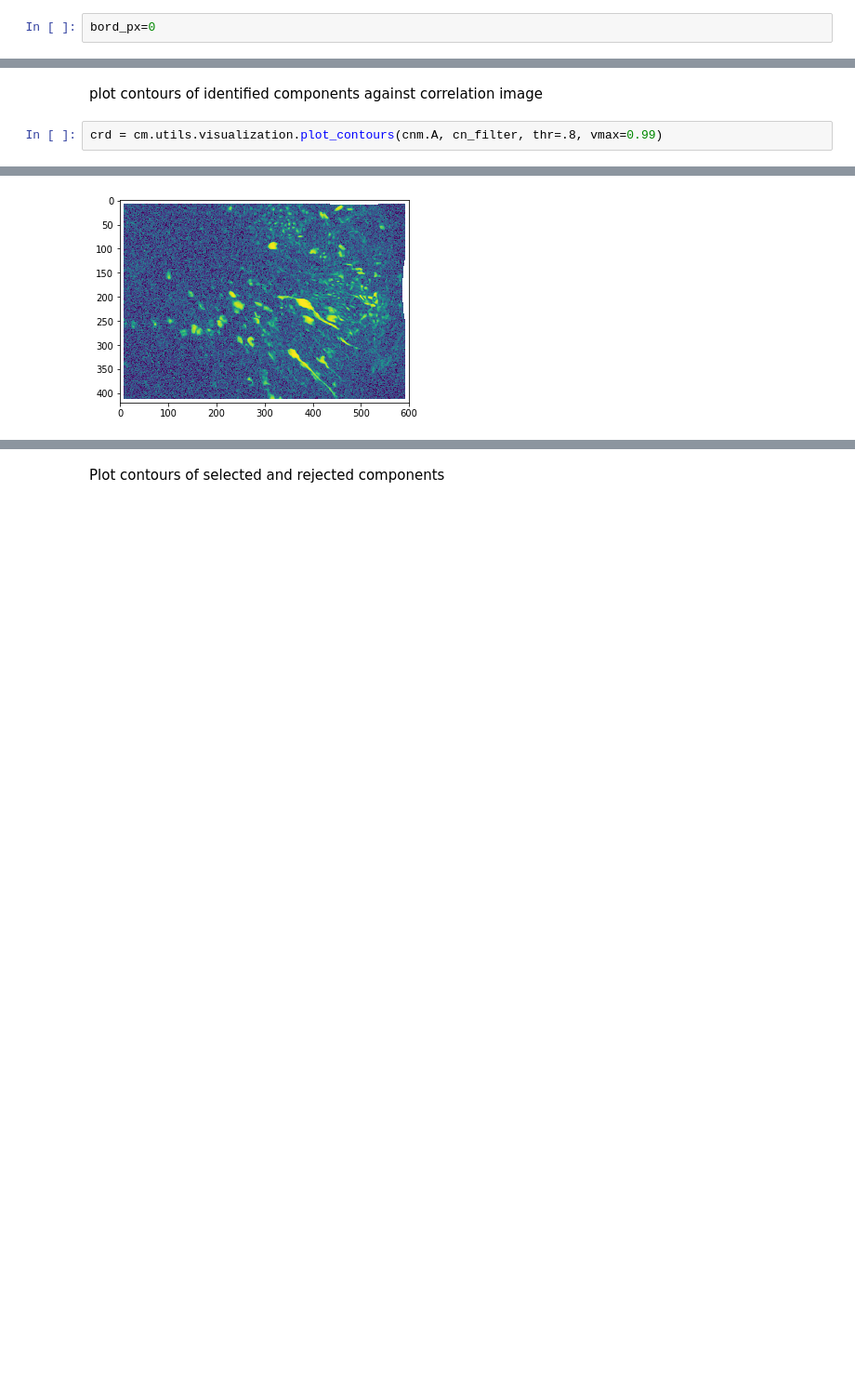
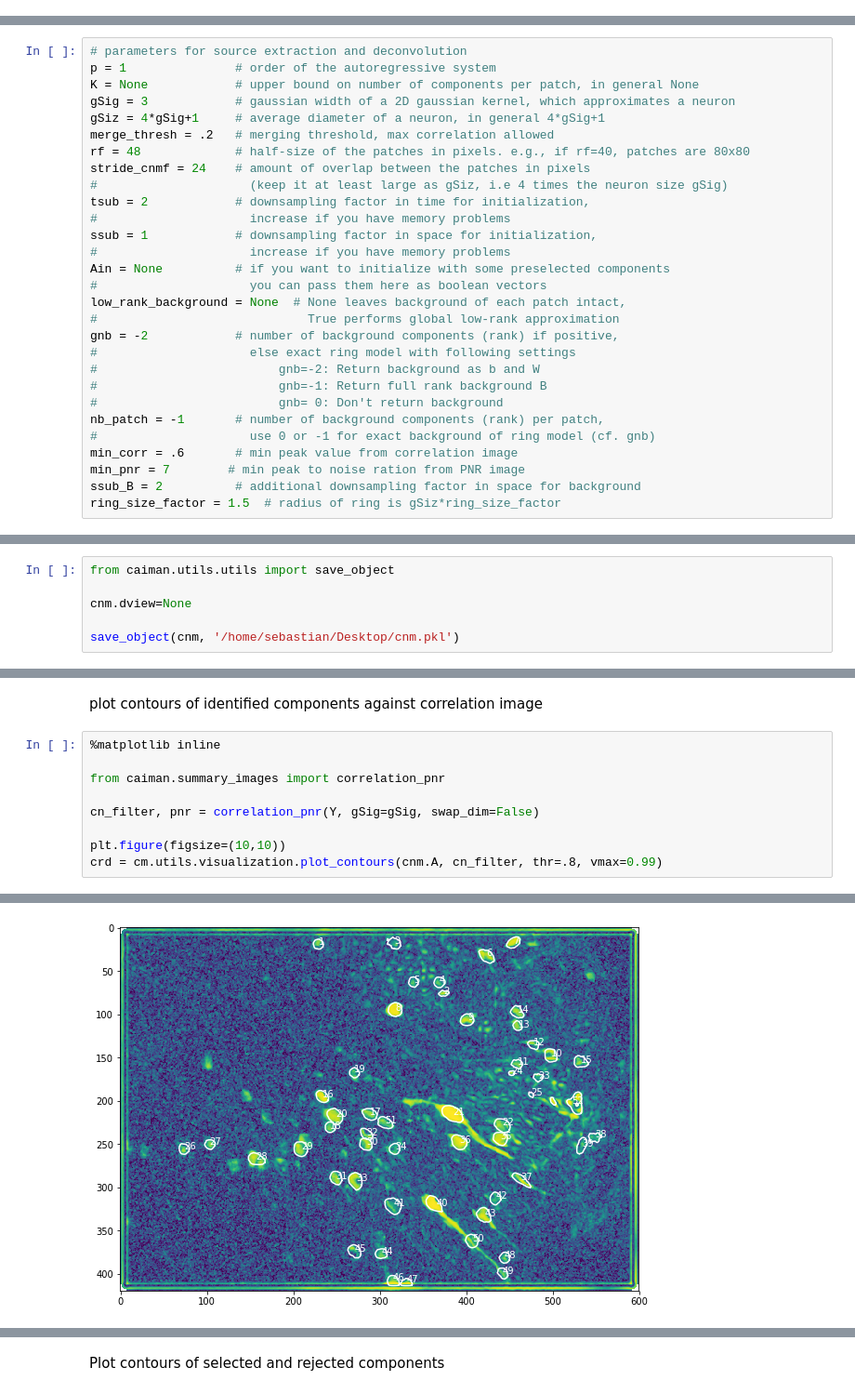
Before and after one commit to sebastiantiesmeyer/CaImAn, a Jupyter notebook: RadboudMemDyn/notebooks/demo_pipeline_cnmfE.ipynb, the cells around one changed output, grey strips where cells are left out. Shown at 93% size. Cells and saved outputs as stored; diff of their text form; blank space fills up the shorter version.

```diff
--- a/RadboudMemDyn/notebooks/demo_pipeline_cnmfE.ipynb
+++ b/RadboudMemDyn/notebooks/demo_pipeline_cnmfE.ipynb
@@ -386,2 +356,0 @@ print(min_pnr)  # min peak to noise ratio
-# %%
-bord_px=0
@@ -388,5 +359,34 @@ bord_px=0
 # %% [markdown]
 ### Set CNMF parameters and run it
+# %%
+# parameters for source extraction and deconvolution
+p = 1               # order of the autoregressive system
+K = None            # upper bound on number of components per patch, in general None
+gSig = 3            # gaussian width of a 2D gaussian kernel, which approximates a neuron
+gSiz = 4*gSig+1     # average diameter of a neuron, in general 4*gSig+1
+merge_thresh = .2   # merging threshold, max correlation allowed
+rf = 48             # half-size of the patches in pixels. e.g., if rf=40, patches are 80x80
+stride_cnmf = 24    # amount of overlap between the patches in pixels
+#                     (keep it at least large as gSiz, i.e 4 times the neuron size gSig)
+tsub = 2            # downsampling factor in time for initialization,
+#                     increase if you have memory problems
+ssub = 1            # downsampling factor in space for initialization,
+#                     increase if you have memory problems
+Ain = None          # if you want to initialize with some preselected components
+#                     you can pass them here as boolean vectors
+low_rank_background = None  # None leaves background of each patch intact,
+#                             True performs global low-rank approximation
+gnb = -2            # number of background components (rank) if positive,
+#                     else exact ring model with following settings
+#                         gnb=-2: Return background as b and W
+#                         gnb=-1: Return full rank background B
+#                         gnb= 0: Don't return background
+nb_patch = -1       # number of background components (rank) per patch,
+#                     use 0 or -1 for exact background of ring model (cf. gnb)
+min_corr = .6       # min peak value from correlation image
+min_pnr = 7        # min peak to noise ration from PNR image
+ssub_B = 2          # additional downsampling factor in space for background
+ring_size_factor = 1.5  # radius of ring is gSiz*ring_size_factor
 # %%
 cnm = cnmf.CNMF(n_processes=n_processes,
                 method_init='corr_pnr',             # use this for 1 photon
@@ -428,0 +440,6 @@ None
+# %%
+from caiman.utils.utils import save_object
+
+cnm.dview=None
+
+save_object(cnm, '/home/sebastian/Desktop/cnm.pkl')
@@ -429,5 +501,12 @@ None
 # %% [markdown]
 plot contours of identified components against correlation image
 # %%
+%matplotlib inline
+
+from caiman.summary_images import correlation_pnr
+
+cn_filter, pnr = correlation_pnr(Y, gSig=gSig, swap_dim=False)
+
+plt.figure(figsize=(10,10))
 crd = cm.utils.visualization.plot_contours(cnm.A, cn_filter, thr=.8, vmax=0.99)
 # %% [output]
@@ -435 +513 @@ ValueError: dimension mismatch
-[figure, old version]
+[figure, new version]
```
Also changed, not shown: parts of 29 cells of this notebook.
